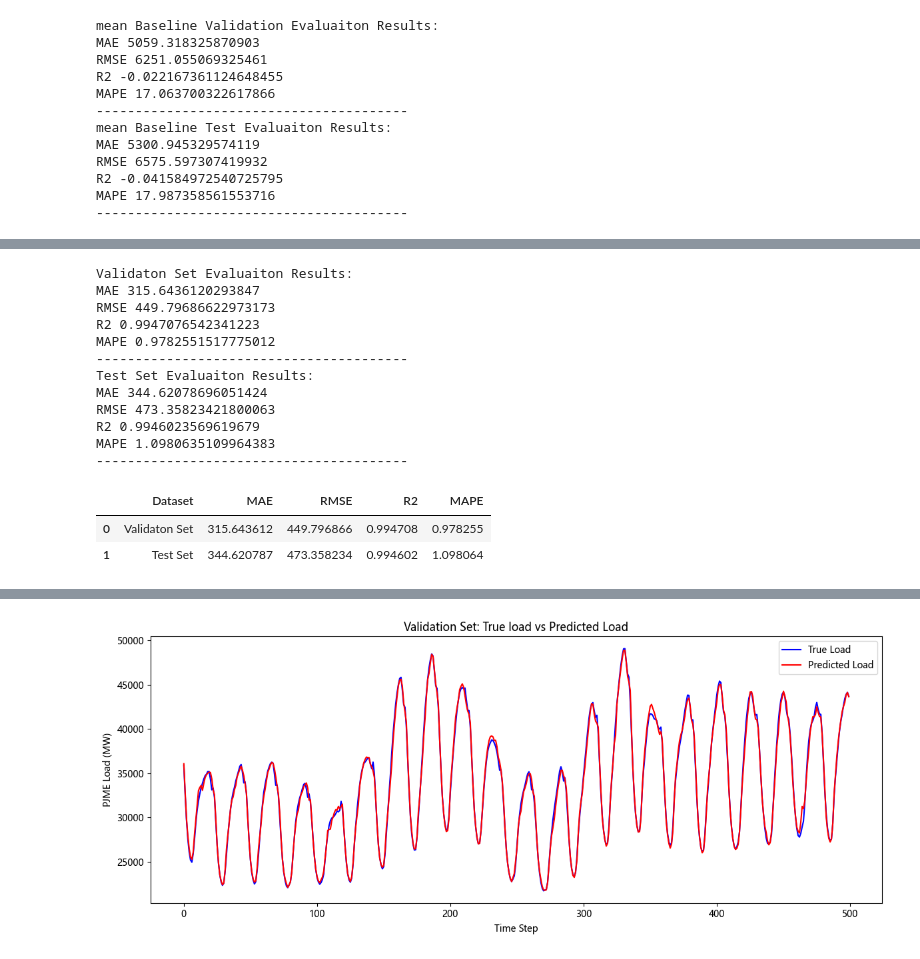
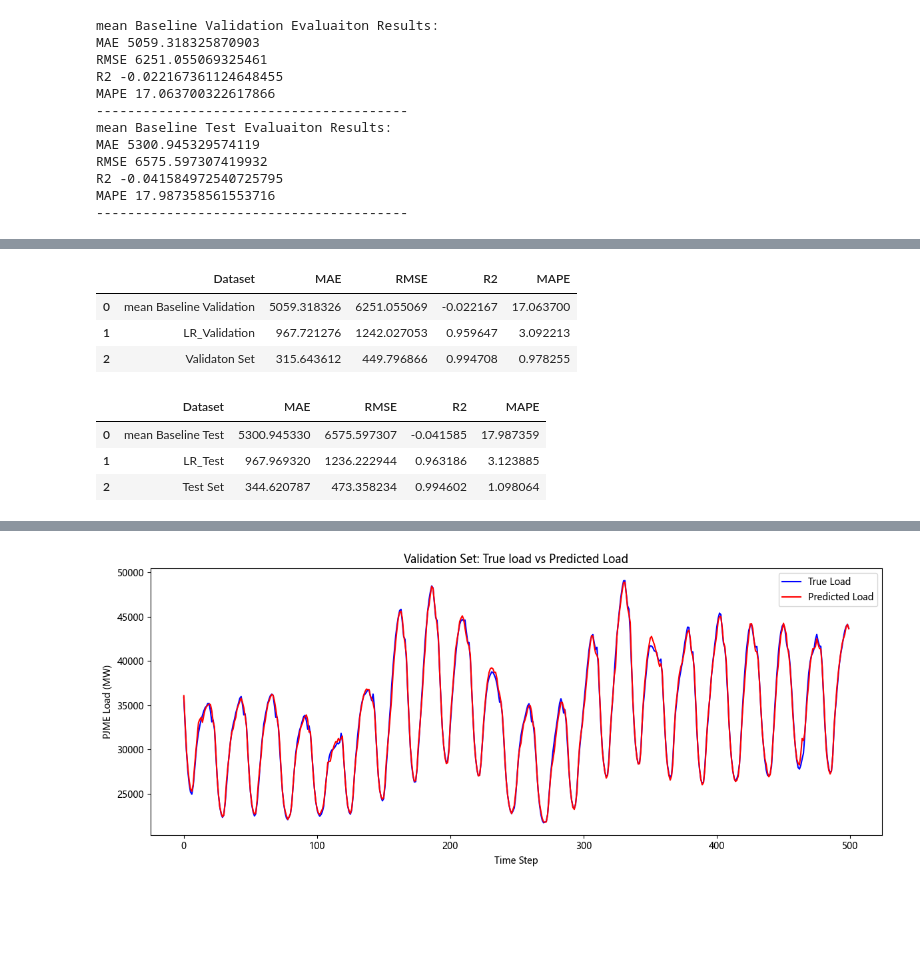
Before and after one commit to zyydkk/-Power-Load-Data-Analysis-and-Visualization-System, a Jupyter notebook: Power-Load-Data-Analysis-and-Visualization-System/notebooks/02_feature_engineering_baseline.ipynb, the cells around one changed output, grey strips where cells are left out. Saved outputs shown, nothing was run; the diff lists cells and outputs as text; code cells hidden in the pictures; blank space fills up the shorter version.

```diff
--- a/Power-Load-Data-Analysis-and-Visualization-System/notebooks/02_feature_engineering_baseline.ipynb
+++ b/Power-Load-Data-Analysis-and-Visualization-System/notebooks/02_feature_engineering_baseline.ipynb
@@ -260,25 +324,43 @@ y_test_pred = model.predict(x_test)
-# %%
-
-val_metrics = evaluate_model(y_val, y_val_pred,"Validaton Set")
-test_metrics = evaluate_model(y_test, y_test_pred,"Test Set")
-
-metrics_df = pd.DataFrame([val_metrics,test_metrics])
-metrics_df.to_csv("E:/project/1/results/metrics/rf_val_test_metrics.csv", index=False)
-
-metrics_df
-# %% [output]
-Validaton Set Evaluaiton Results:
-MAE 315.6436120293847
-RMSE 449.79686622973173
-R2 0.9947076542341223
-MAPE 0.9782551517775012
-----------------------------------------
-Test Set Evaluaiton Results:
-MAE 344.62078696051424
-RMSE 473.35823421800063
-R2 0.9946023569619679
-MAPE 1.0980635109964383
-----------------------------------------
-|  | Dataset | MAE | RMSE | R2 | MAPE |
-| 0 | Validaton Set | 315.643612 | 449.796866 | 0.994708 | 0.978255 |
-| 1 | Test Set | 344.620787 | 473.358234 | 0.994602 | 1.098064 |
+# %%
+# 11. 训练结果 - 验证集
+result_val = []
+
+result_val.append(
+    baseline_val
+)
+
+result_val.append(
+    lr_val_result
+)
+result_val.append(
+    val_metrics
+)
+
+result_df_val = pd.DataFrame(result_val)
+result_df_val
+# %% [output]
+|  | Dataset | MAE | RMSE | R2 | MAPE |
+| 0 | mean Baseline Validation | 5059.318326 | 6251.055069 | -0.022167 | 17.063700 |
+| 1 | LR_Validation | 967.721276 | 1242.027053 | 0.959647 | 3.092213 |
+| 2 | Validaton Set | 315.643612 | 449.796866 | 0.994708 | 0.978255 |
+# %%
+# 12. 训练结果 - 测试集
+
+result_test = []
+
+result_test.append(
+    baseline_test
+)
+result_test.append(
+    lr_test_result
+)
+result_test.append(
+    test_metrics
+)
+result_df_test = pd.DataFrame(result_test)
+result_df_test
+# %% [output]
+|  | Dataset | MAE | RMSE | R2 | MAPE |
+| 0 | mean Baseline Test | 5300.945330 | 6575.597307 | -0.041585 | 17.987359 |
+| 1 | LR_Test | 967.969320 | 1236.222944 | 0.963186 | 3.123885 |
+| 2 | Test Set | 344.620787 | 473.358234 | 0.994602 | 1.098064 |
```
Also changed, not shown: parts of 5 cells of this notebook.
